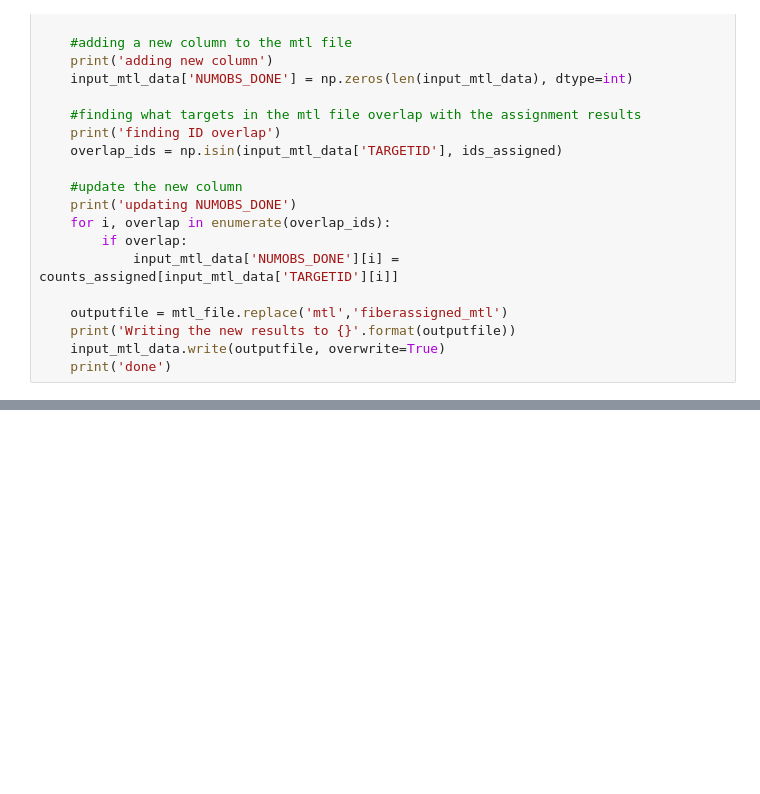
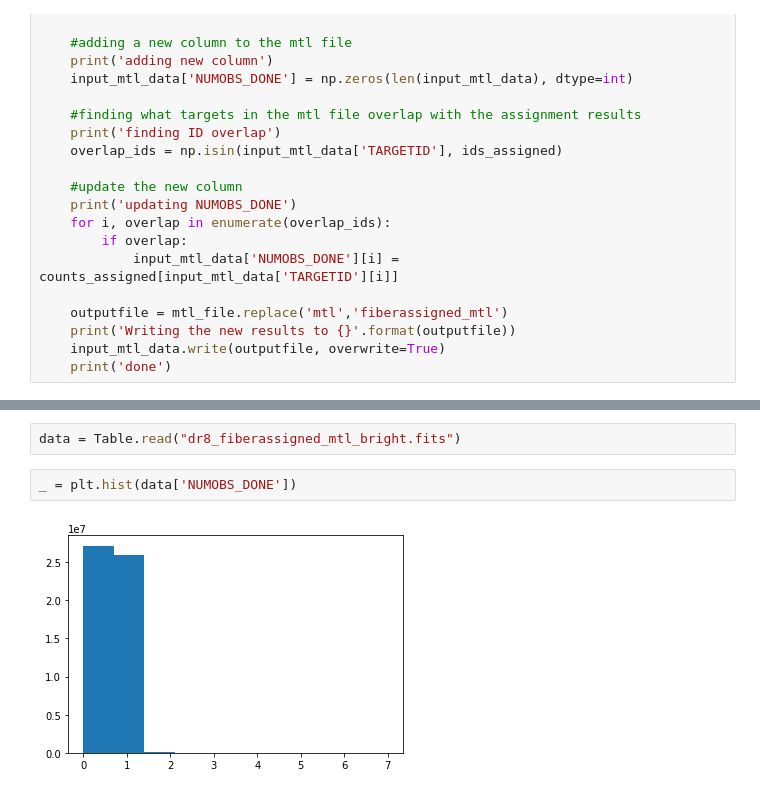
Before and after one commit to forero/fiberassign_explore, a Jupyter notebook: gather_DR8.ipynb, the cells around one changed output, grey strips where cells are left out. Drawn from its saved outputs; the diff is of its cells as text; blank space fills up the shorter version.

```diff
--- a/gather_DR8.ipynb
+++ b/gather_DR8.ipynb
@@ -78,0 +127,6 @@ count_numobs_done("bright_fiberassign/", "dr8_mtl_bright.fits")
+# %%
+data = Table.read("dr8_fiberassigned_mtl_bright.fits")
+# %%
+_ = plt.hist(data['NUMOBS_DONE'])
+# %% [output]
+[figure, added]
```
Also changed, not shown: parts of 6 cells of this notebook.
